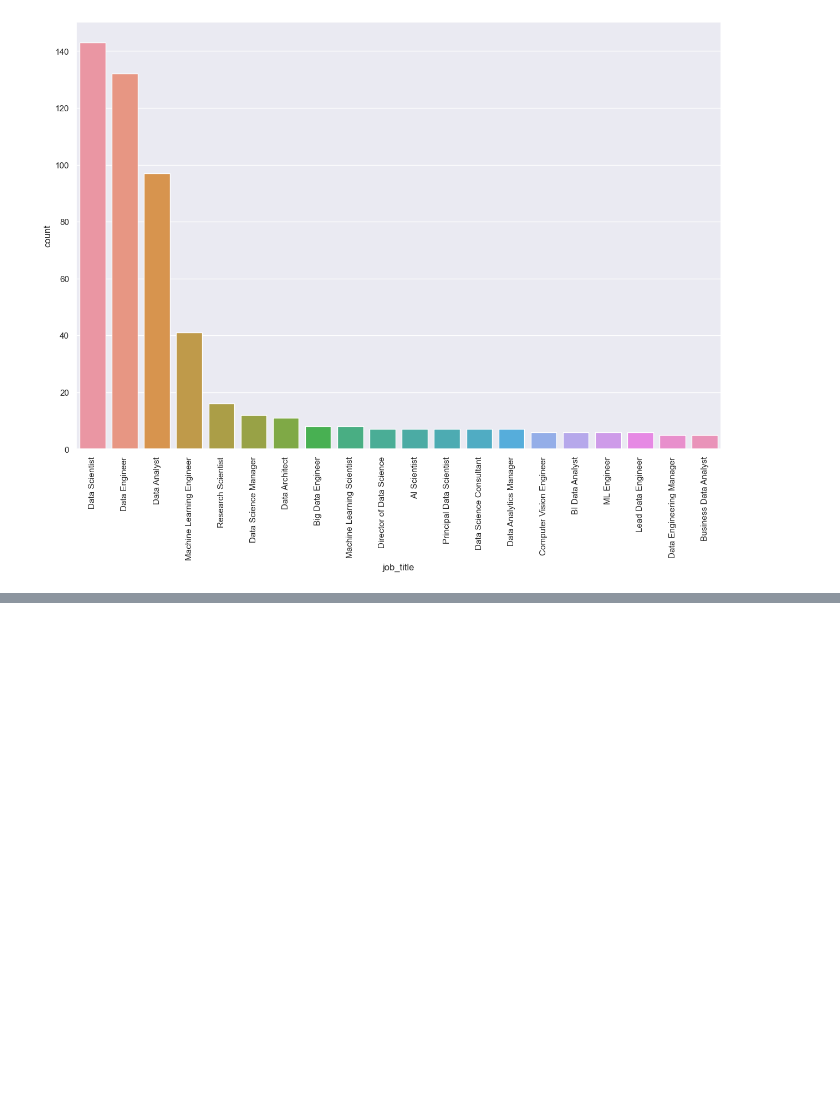
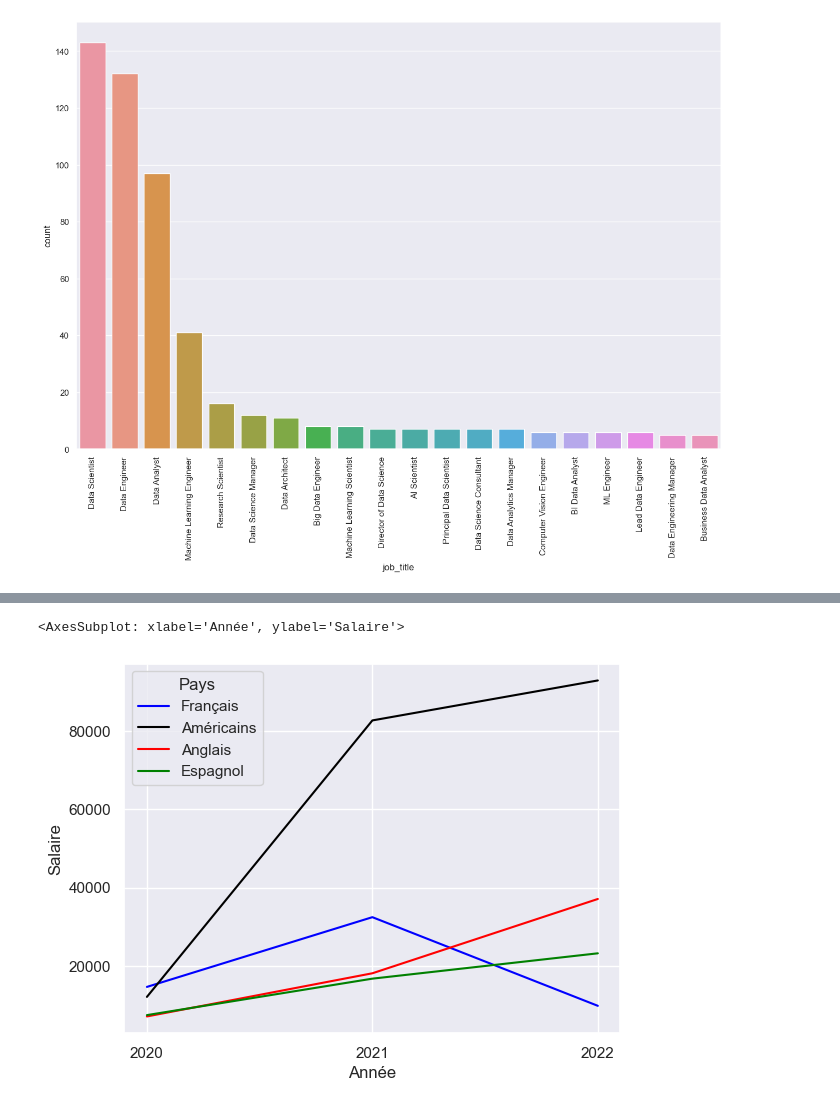
Before and after one commit to devFendrix/mini_exo_python, a Jupyter notebook: mini_projet.ipynb, the cells around one changed output, grey strips where cells are left out. Cells and saved outputs as stored; diff of their text form; code cells hidden in the pictures; blank space fills up the shorter version.

```diff
--- a/mini_projet.ipynb
+++ b/mini_projet.ipynb
@@ -128,0 +153,43 @@ mpl.xticks(rotation=90)
+# %%
+salariesFRYears = dict()
+salariesUSYears = dict()
+salariesGBYears = dict()
+salariesESYears = dict()
+
+salariesFRYears['2020'] = salaries.query('company_location == "FR" & work_year == 2020')['salary'].sum() / countFR
+salariesUSYears['2020'] = salaries.query('company_location == "US" & work_year == 2020')['salary'].sum() / countUS
+salariesGBYears['2020'] = salaries.query('company_location == "GB" & work_year == 2020')['salary'].sum() / countGB
+salariesESYears['2020'] = salaries.query('company_location == "ES" & work_year == 2020')['salary'].sum() / countES
+salariesFRYears['2021'] = salaries.query('company_location == "FR" & work_year == 2021')['salary'].sum() / countFR
+salariesUSYears['2021'] = salaries.query('company_location == "US" & work_year == 2021')['salary'].sum() / countUS
+salariesGBYears['2021'] = salaries.query('company_location == "GB" & work_year == 2021')['salary'].sum() / countGB
+salariesESYears['2021'] = salaries.query('company_location == "ES" & work_year == 2021')['salary'].sum() / countES
+salariesFRYears['2022'] = salaries.query('company_location == "FR" & work_year == 2022')['salary'].sum() / countFR
+salariesUSYears['2022'] = salaries.query('company_location == "US" & work_year == 2022')['salary'].sum() / countUS
+salariesGBYears['2022'] = salaries.query('company_location == "GB" & work_year == 2022')['salary'].sum() / countGB
+salariesESYears['2022'] = salaries.query('company_location == "ES" & work_year == 2022')['salary'].sum() / countES
+
+salariesFRYearsDf = pd.DataFrame.from_dict(salariesFRYears, orient='index')
+salariesUSYearsDf = pd.DataFrame.from_dict(salariesUSYears, orient='index')
+salariesGBYearsDf = pd.DataFrame.from_dict(salariesGBYears, orient='index')
+salariesESYearsDf = pd.DataFrame.from_dict(salariesESYears, orient='index')
+salariesFRYearsDf.index.names = ['Année']
+salariesUSYearsDf.index.names = ['Année']
+salariesGBYearsDf.index.names = ['Année']
+salariesESYearsDf.index.names = ['Année']
+salariesFRYearsDf = salariesFRYearsDf.rename(columns = {0:'Salaire'})
+salariesUSYearsDf = salariesUSYearsDf.rename(columns = {0:'Salaire'})
+salariesGBYearsDf = salariesGBYearsDf.rename(columns = {0:'Salaire'})
+salariesESYearsDf = salariesESYearsDf.rename(columns = {0:'Salaire'})
+salariesFRYearsDf['Pays'] = "Français"
+salariesUSYearsDf['Pays'] = "Américains"
+salariesGBYearsDf['Pays'] = "Anglais"
+salariesESYearsDf['Pays'] = "Espagnol"
+
+sb.lineplot(data=salariesFRYearsDf, x='Année', y='Salaire', hue='Pays', palette=['blue'])
+sb.lineplot(data=salariesUSYearsDf, x='Année', y='Salaire', hue='Pays', palette=['black'])
+sb.lineplot(data=salariesGBYearsDf, x='Année', y='Salaire', hue='Pays', palette=['red'])
+sb.lineplot(data=salariesESYearsDf, x='Année', y='Salaire', hue='Pays', palette=['green'])
+# %% [output]
+<AxesSubplot: xlabel='Année', ylabel='Salaire'>
+[figure, added]
```
Also changed, not shown: parts of 1 cell of this notebook.
